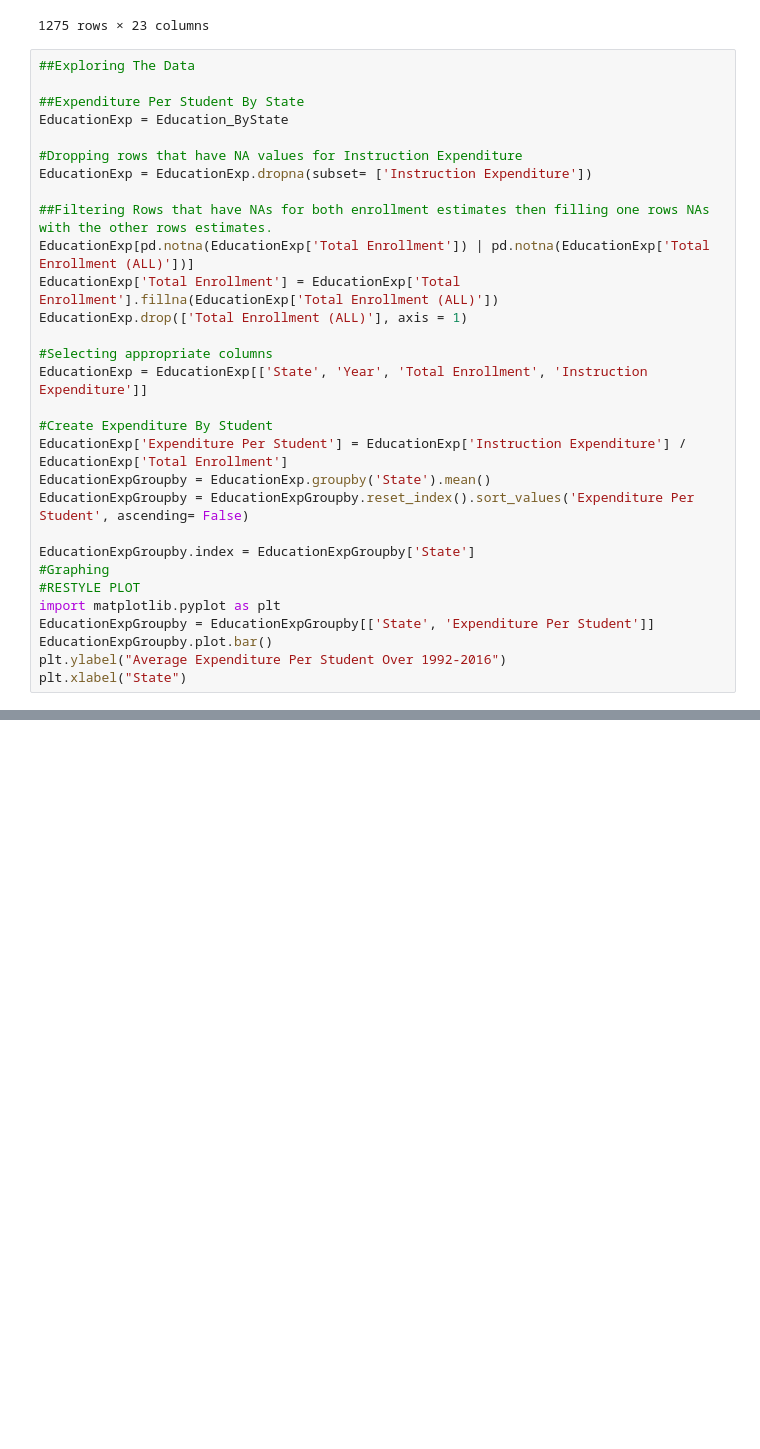
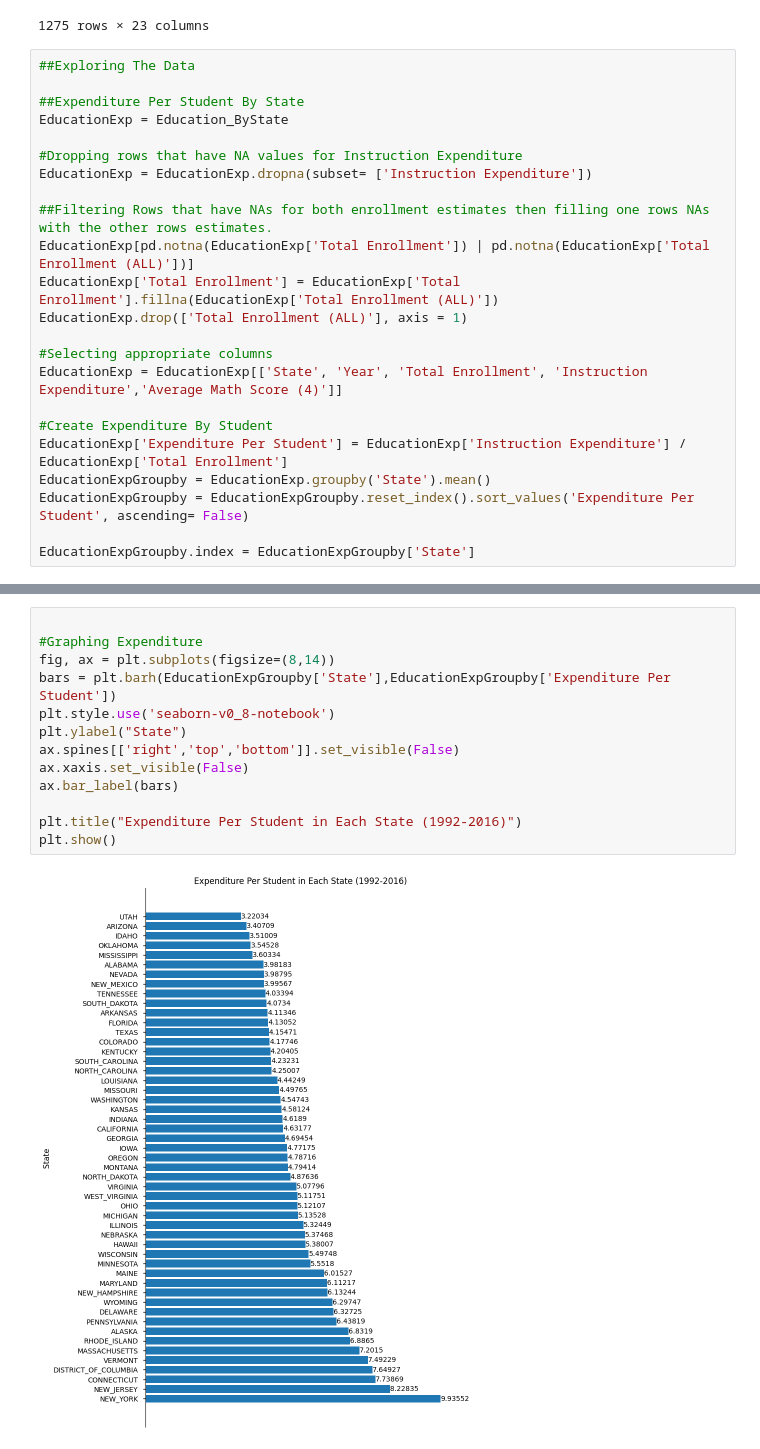
Before and after one commit to connorpobrien/Education-Trends, a Jupyter notebook: DATA301-Project AndrewM.ipynb, the cells around one changed output, grey strips where cells are left out. Saved outputs shown, nothing was run; the diff lists cells and outputs as text; blank space fills up the shorter version.

Commit message:
moving graphs

```diff
--- a/DATA301-Project AndrewM.ipynb
+++ b/DATA301-Project AndrewM.ipynb
@@ -97,7 +104,7 @@ EducationExp['Total Enrollment'] = EducationExp['Total Enrollment'].fillna(Educa
 EducationExp.drop(['Total Enrollment (ALL)'], axis = 1)
 
 #Selecting appropriate columns
-EducationExp = EducationExp[['State', 'Year', 'Total Enrollment', 'Instruction Expenditure']]
+EducationExp = EducationExp[['State', 'Year', 'Total Enrollment', 'Instruction Expenditure','Average Math Score (4)']]
 
 #Create Expenditure By Student
 EducationExp['Expenditure Per Student'] = EducationExp['Instruction Expenditure'] / EducationExp['Total Enrollment']
@@ -105,13 +112,6 @@ EducationExpGroupby = EducationExp.groupby('State').mean()
 EducationExpGroupby = EducationExpGroupby.reset_index().sort_values('Expenditure Per Student', ascending= False)
 
 EducationExpGroupby.index = EducationExpGroupby['State']
-#Graphing
-#RESTYLE PLOT
-import matplotlib.pyplot as plt
-EducationExpGroupby = EducationExpGroupby[['State', 'Expenditure Per Student']]
-EducationExpGroupby.plot.bar()
-plt.ylabel("Average Expenditure Per Student Over 1992-2016")
-plt.xlabel("State")
 # %% [output]
 A value is trying to be set on a copy of a slice from a DataFrame.
 Try using .loc[row_indexer,col_indexer] = value instead
@@ -122,0 +121,15 @@ Text(0.5, 0, 'State')
+# %%
+
+#Graphing Expenditure
+fig, ax = plt.subplots(figsize=(8,14))
+bars = plt.barh(EducationExpGroupby['State'],EducationExpGroupby['Expenditure Per Student'])
+plt.style.use('seaborn-v0_8-notebook')
+plt.ylabel("State")
+ax.spines[['right','top','bottom']].set_visible(False)
+ax.xaxis.set_visible(False)
+ax.bar_label(bars)
+
+plt.title("Expenditure Per Student in Each State (1992-2016)")
+plt.show()
+# %% [output]
+[figure, added]
```
Also changed, not shown: parts of 9 cells of this notebook, 1 other file.
